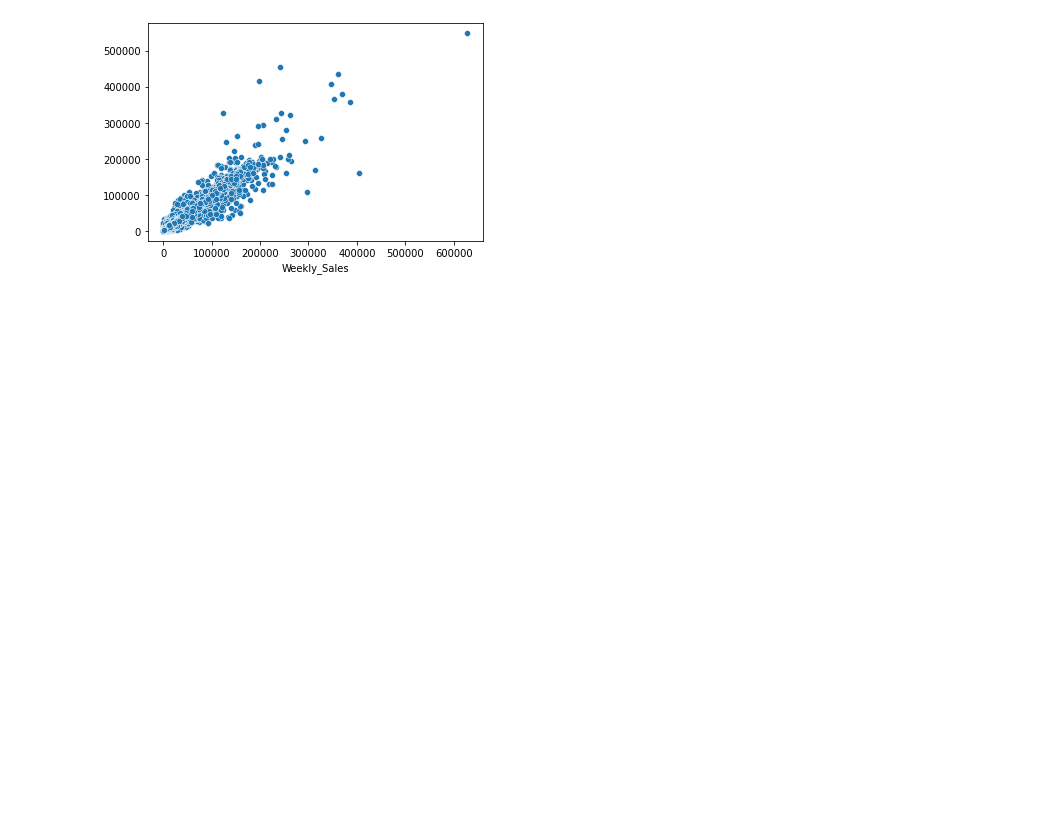
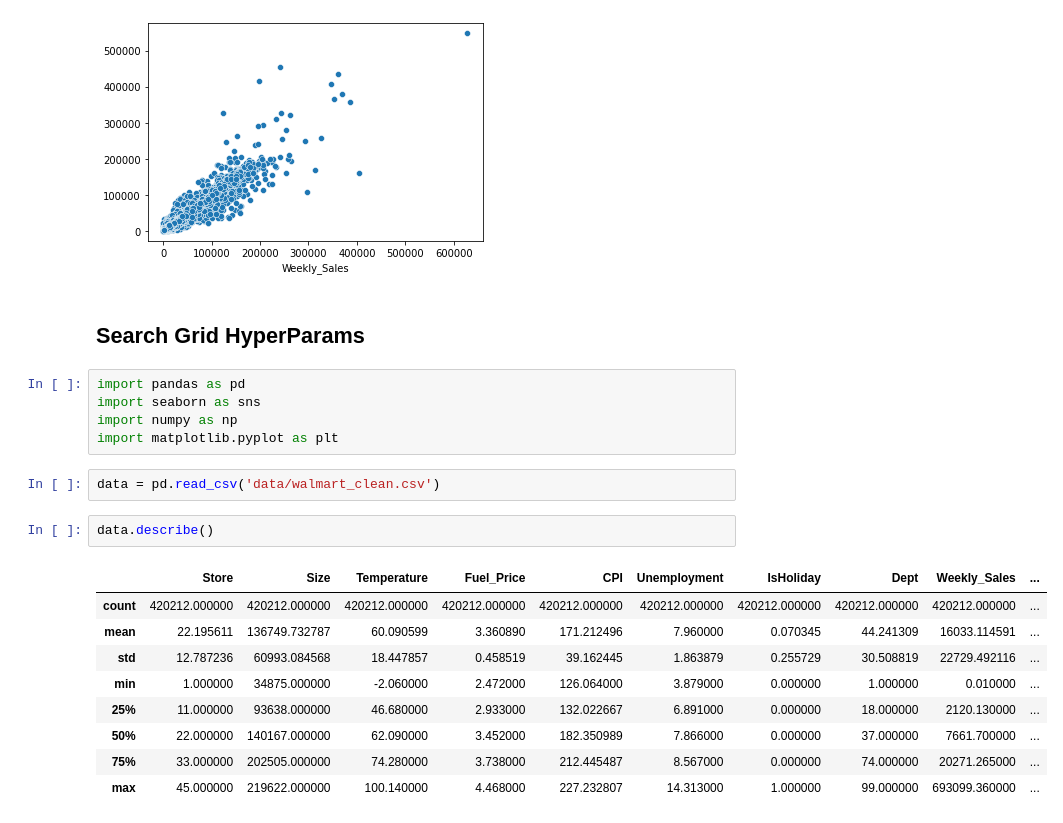
Before and after one commit to apinto25/walmart-sales-forecast, a Jupyter notebook: machine_learning_models.ipynb, the cells around one changed output. Drawn from its saved outputs; the diff is of its cells as text; blank space fills up the shorter version.

```diff
--- a/machine_learning_models.ipynb
+++ b/machine_learning_models.ipynb
@@ -146,3 +146,24 @@ sns.scatterplot(y_test, y_pred)
 # %% [output]
 <AxesSubplot:xlabel='Weekly_Sales'>
 [figure]
+# %% [markdown]
+## Search Grid HyperParams
+# %%
+import pandas as pd
+import seaborn as sns
+import numpy as np
+import matplotlib.pyplot as plt
+# %%
+data = pd.read_csv('data/walmart_clean.csv')
+# %%
+data.describe()
+# %% [output]
+|  | Store | Size | Temperature | Fuel_Price | CPI | Unemployment | IsHoliday | Dept | Weekly_Sales | ... |
+| count | 420212.000000 | 420212.000000 | 420212.000000 | 420212.000000 | 420212.000000 | 420212.000000 | 420212.000000 | 420212.000000 | 420212.000000 | ... |
+| mean | 22.195611 | 136749.732787 | 60.090599 | 3.360890 | 171.212496 | 7.960000 | 0.070345 | 44.241309 | 16033.114591 | ... |
+| std | 12.787236 | 60993.084568 | 18.447857 | 0.458519 | 39.162445 | 1.863879 | 0.255729 | 30.508819 | 22729.492116 | ... |
+| min | 1.000000 | 34875.000000 | -2.060000 | 2.472000 | 126.064000 | 3.879000 | 0.000000 | 1.000000 | 0.010000 | ... |
+| 25% | 11.000000 | 93638.000000 | 46.680000 | 2.933000 | 132.022667 | 6.891000 | 0.000000 | 18.000000 | 2120.130000 | ... |
+| 50% | 22.000000 | 140167.000000 | 62.090000 | 3.452000 | 182.350989 | 7.866000 | 0.000000 | 37.000000 | 7661.700000 | ... |
+| 75% | 33.000000 | 202505.000000 | 74.280000 | 3.738000 | 212.445487 | 8.567000 | 0.000000 | 74.000000 | 20271.265000 | ... |
+| max | 45.000000 | 219622.000000 | 100.140000 | 4.468000 | 227.232807 | 14.313000 | 1.000000 | 99.000000 | 693099.360000 | ... |
```
Also changed, not shown: parts of 38 cells of this notebook, 2 other files.
